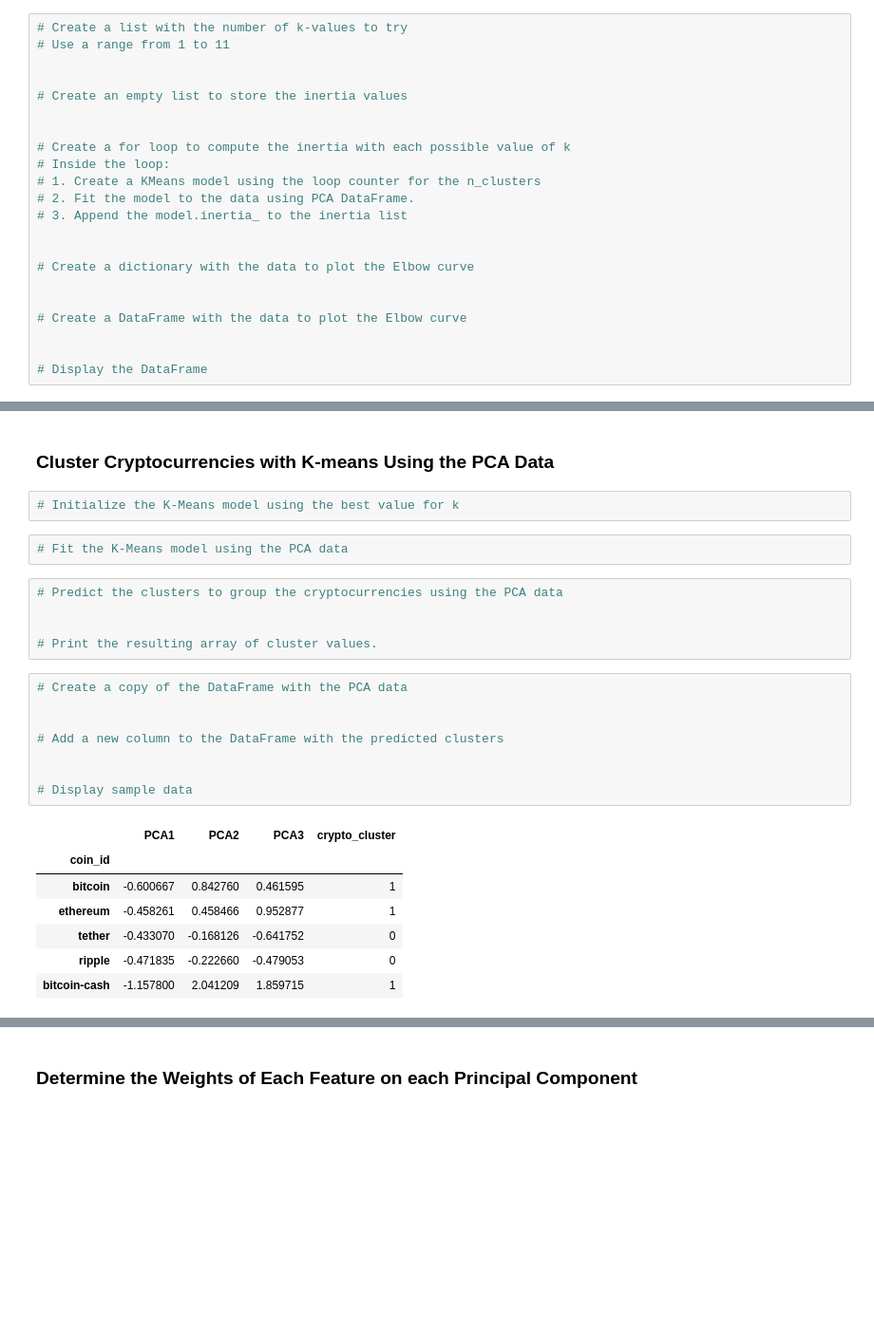
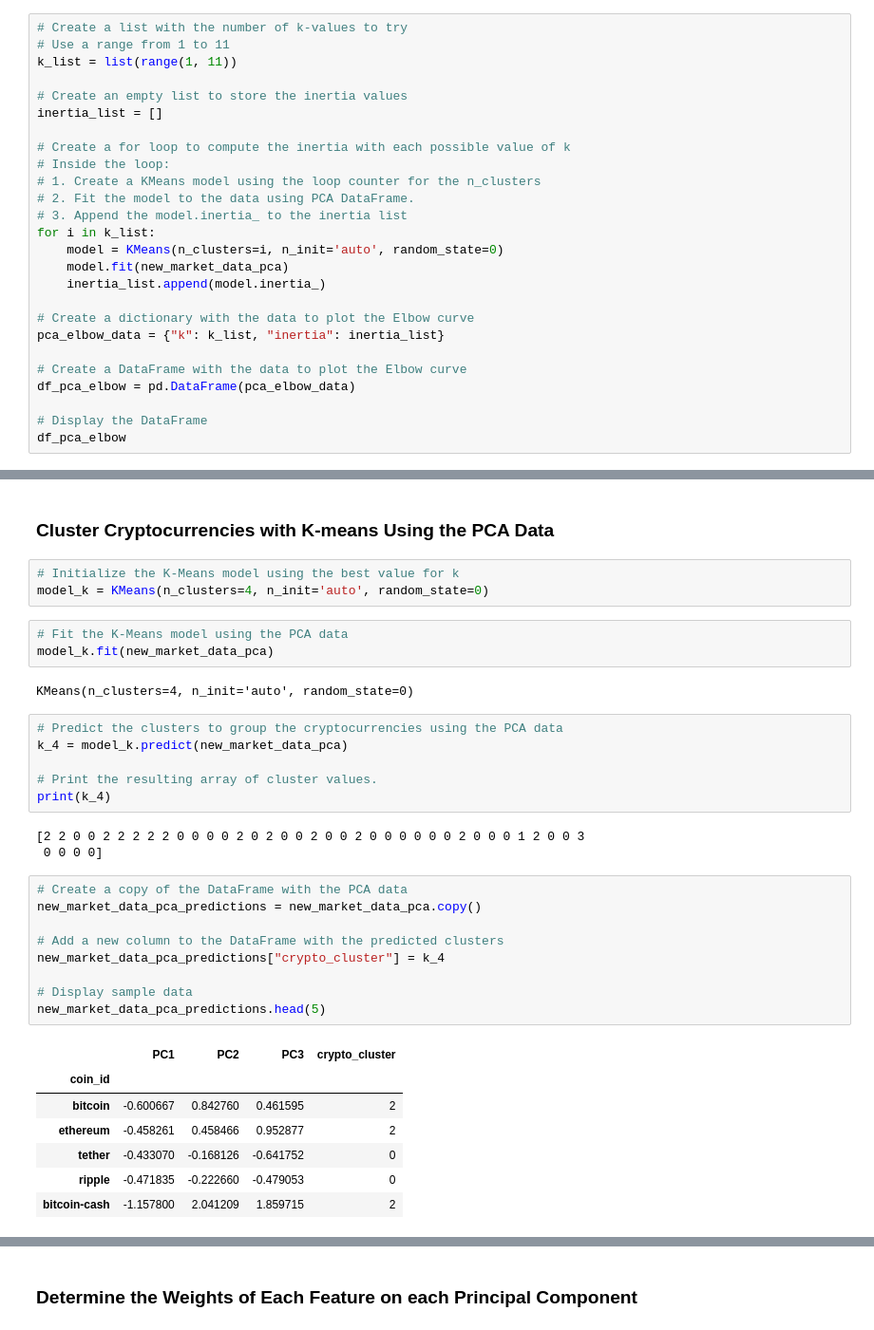
Before and after one commit to rjrdelatorre/CryptoClustering, a Jupyter notebook: Crypto_Clustering.ipynb, the cells around one changed output, grey strips where cells are left out. Shown: that part at 95% size. Cells and saved outputs as stored; diff of their text form; blank space fills up the shorter version.

```diff
--- a/Crypto_Clustering.ipynb
+++ b/Crypto_Clustering.ipynb
@@ -231,25 +231,29 @@ new_market_data_pca.head(10)
 # %%
 # Create a list with the number of k-values to try
 # Use a range from 1 to 11
-
+k_list = list(range(1, 11))
 
 # Create an empty list to store the inertia values
-
+inertia_list = []
 
 # Create a for loop to compute the inertia with each possible value of k
 # Inside the loop:
 # 1. Create a KMeans model using the loop counter for the n_clusters
 # 2. Fit the model to the data using PCA DataFrame.
 # 3. Append the model.inertia_ to the inertia list
-
+for i in k_list:
+    model = KMeans(n_clusters=i, n_init='auto', random_state=0)
+    model.fit(new_market_data_pca)
+    inertia_list.append(model.inertia_)
 
 # Create a dictionary with the data to plot the Elbow curve
-
+pca_elbow_data = {"k": k_list, "inertia": inertia_list}
 
 # Create a DataFrame with the data to plot the Elbow curve
-
+df_pca_elbow = pd.DataFrame(pca_elbow_data)
 
 # Display the DataFrame
+df_pca_elbow
 # %% [output]
 |  | k | inertia |
 | 0 | 1 | 256.874086 |
@@ -279,28 +290,37 @@ new_market_data_pca.head(10)
 ### Cluster Cryptocurrencies with K-means Using the PCA Data
 # %%
 # Initialize the K-Means model using the best value for k
+model_k = KMeans(n_clusters=4, n_init='auto', random_state=0)
 # %%
 # Fit the K-Means model using the PCA data
+model_k.fit(new_market_data_pca)
+# %% [output]
+KMeans(n_clusters=4, n_init='auto', random_state=0)
 # %%
 # Predict the clusters to group the cryptocurrencies using the PCA data
-
+k_4 = model_k.predict(new_market_data_pca)
 
 # Print the resulting array of cluster values.
+print(k_4)
+# %% [output]
+[2 2 0 0 2 2 2 2 2 0 0 0 0 2 0 2 0 0 2 0 0 2 0 0 0 0 0 0 2 0 0 0 1 2 0 0 3
+ 0 0 0 0]
 # %%
 # Create a copy of the DataFrame with the PCA data
-
+new_market_data_pca_predictions = new_market_data_pca.copy()
 
 # Add a new column to the DataFrame with the predicted clusters
-
+new_market_data_pca_predictions["crypto_cluster"] = k_4
 
 # Display sample data
+new_market_data_pca_predictions.head(5)
 # %% [output]
-|  | PCA1 | PCA2 | PCA3 | crypto_cluster |
+|  | PC1 | PC2 | PC3 | crypto_cluster |
 | coin_id |  |  |  |  |
-| bitcoin | -0.600667 | 0.842760 | 0.461595 | 1 |
-| ethereum | -0.458261 | 0.458466 | 0.952877 | 1 |
+| bitcoin | -0.600667 | 0.842760 | 0.461595 | 2 |
+| ethereum | -0.458261 | 0.458466 | 0.952877 | 2 |
 | tether | -0.433070 | -0.168126 | -0.641752 | 0 |
 | ripple | -0.471835 | -0.222660 | -0.479053 | 0 |
-| bitcoin-cash | -1.157800 | 2.041209 | 1.859715 | 1 |
+| bitcoin-cash | -1.157800 | 2.041209 | 1.859715 | 2 |
 # %%
 # Create a scatter plot using hvPlot by setting `x="PCA1"` and `y="PCA2"`.
```
Also changed, not shown: parts of 12 cells of this notebook.
